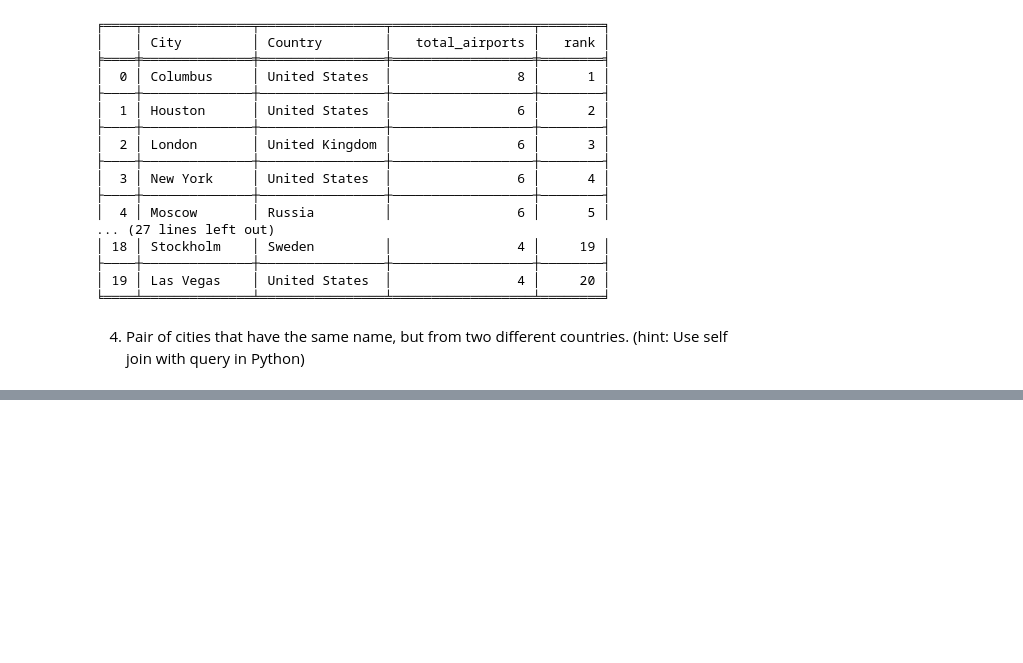
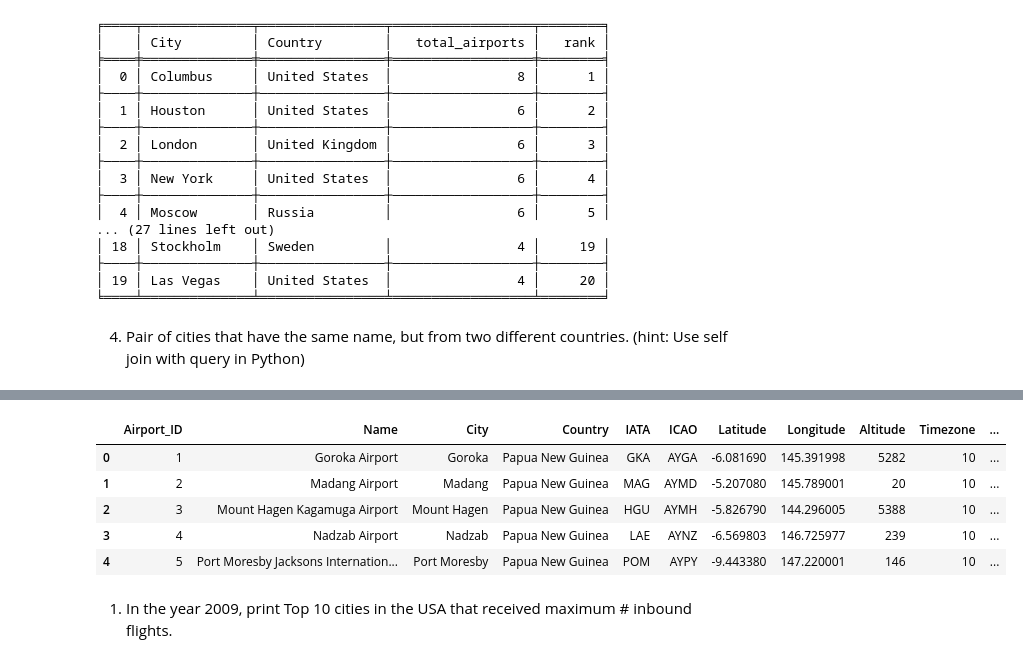
Before and after one commit to GNANASAMBANTHAN/GNANASAMBANTHAN, a Jupyter notebook: Mini_Project_4_(Airports_and_Airlines_(World)).ipynb, the cells around one changed output, grey strips where cells are left out. Drawn from its saved outputs; the diff is of its cells as text; code cells hidden in the pictures; blank space fills up the shorter version.

```diff
--- a/Mini_Project_4_(Airports_and_Airlines_(World)).ipynb
+++ b/Mini_Project_4_(Airports_and_Airlines_(World)).ipynb
@@ -139,0 +161,15 @@ print(tabulate(city_pairs, headers='keys', tablefmt='fancy_grid'))
+# %%
+df1 = pd.read_csv('/content/drive/MyDrive/Colab Notebooks/airports.dat.txt', header=None, names=["Airport_ID","Name","City","Country","IATA","ICAO","Latitude","Longitude","Altitude","Timezone","DST","Tz database timezone","Type","Source"])
+df1.head(5)
+df1 = df1.rename(columns={'Source': 'Fly_date'})
+df1['year'] = pd.to_datetime(df1['Fly_date'], errors='coerce').dt.year
+df1.head(5)
+# %% [output]
+|  | Airport_ID | Name | City | Country | IATA | ICAO | Latitude | Longitude | Altitude | Timezone | ... |
+| 0 | 1 | Goroka Airport | Goroka | Papua New Guinea | GKA | AYGA | -6.081690 | 145.391998 | 5282 | 10 | ... |
+| 1 | 2 | Madang Airport | Madang | Papua New Guinea | MAG | AYMD | -5.207080 | 145.789001 | 20 | 10 | ... |
+| 2 | 3 | Mount Hagen Kagamuga Airport | Mount Hagen | Papua New Guinea | HGU | AYMH | -5.826790 | 144.296005 | 5388 | 10 | ... |
+| 3 | 4 | Nadzab Airport | Nadzab | Papua New Guinea | LAE | AYNZ | -6.569803 | 146.725977 | 239 | 10 | ... |
+| 4 | 5 | Port Moresby Jacksons Internation... | Port Moresby | Papua New Guinea | POM | AYPY | -9.443380 | 147.220001 | 146 | 10 | ... |
+# %% [markdown]
+1. In the year 2009, print Top 10 cities in the USA that received maximum # inbound flights.
```
Also changed, not shown: parts of 3 cells of this notebook.
